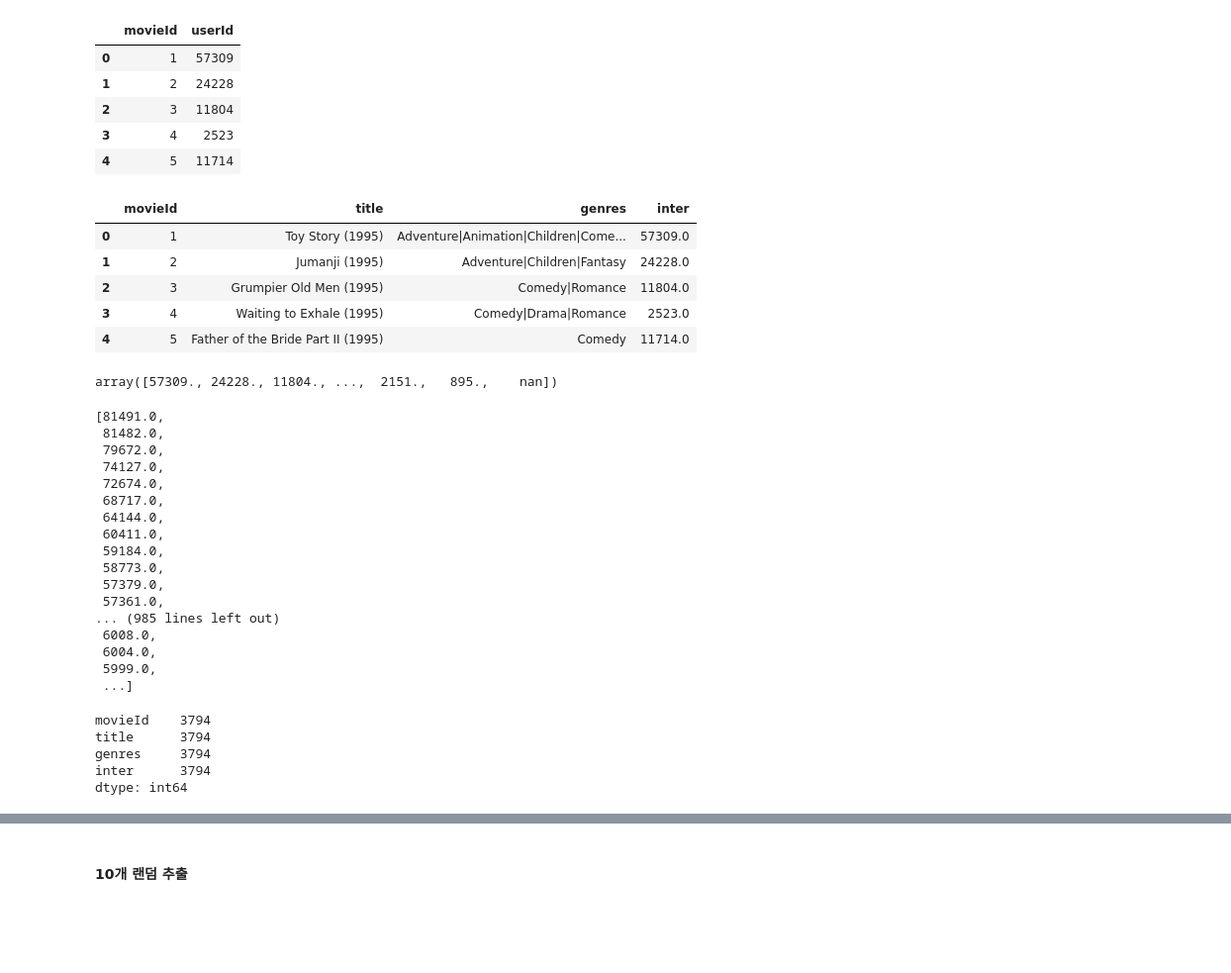
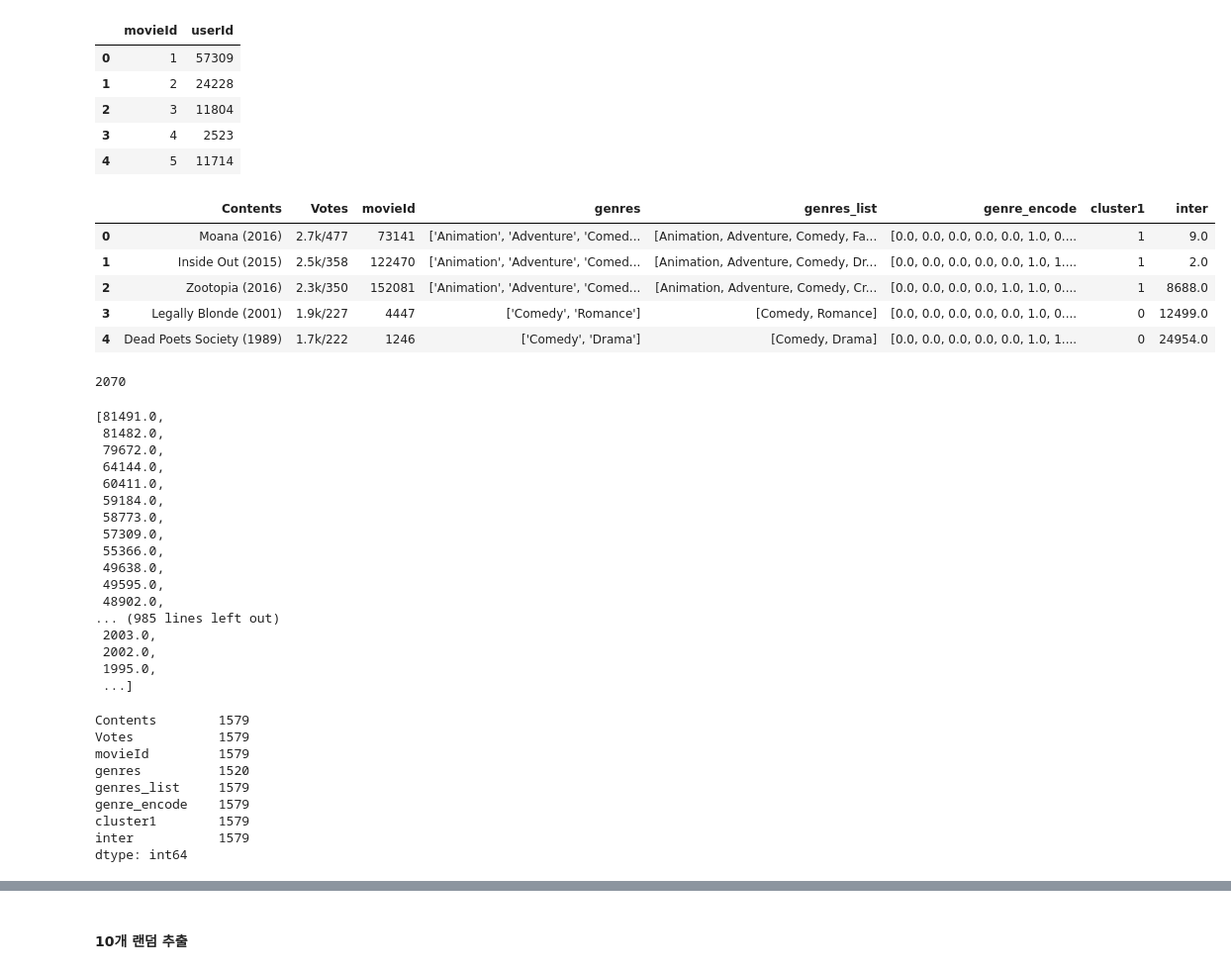
Before and after one commit to boostcampaitech4lv23recsys2/level3_productserving-level3-recsys-08, a Jupyter notebook: Data/DataProcessing/movie_select.ipynb, the cells around one changed output, grey strips where cells are left out. Shown at 99% size. Drawn from its saved outputs; the diff is of its cells as text; code cells hidden in the pictures; blank space fills up the shorter version.

```diff
--- a/Data/DataProcessing/movie_select.ipynb
+++ b/Data/DataProcessing/movie_select.ipynb
@@ -4,0 +254,2 @@ import pandas as pd
+# %%
+encode_df['cluster2'] = cluster_label2
@@ -4,0 +299,2 @@ import pandas as pd
+# %%
+data = pd.merge(data, encode_df[['movieId','cluster1']], on='movieId', how='inner')
@@ -53,41 +361,49 @@ ml['inter'] = inter['userId']
+# %%
+data = pd.merge(data, inter, on='movieId', how='left')
+# %%
+data.columns = ['Contents', 'Votes', 'movieId', 'genres', 'genres_list', 'genre_encode', 'cluster1', 'inter']
 # %%
-ml.head()
+data.head()
 # %% [output]
-|  | movieId | title | genres | inter |
-| 0 | 1 | Toy Story (1995) | Adventure|Animation|Children|Come... | 57309.0 |
-| 1 | 2 | Jumanji (1995) | Adventure|Children|Fantasy | 24228.0 |
-| 2 | 3 | Grumpier Old Men (1995) | Comedy|Romance | 11804.0 |
-| 3 | 4 | Waiting to Exhale (1995) | Comedy|Drama|Romance | 2523.0 |
-| 4 | 5 | Father of the Bride Part II (1995) | Comedy | 11714.0 |
+|  | Contents | Votes | movieId | genres | genres_list | genre_encode | cluster1 | inter |
+| 0 | Moana (2016) | 2.7k/477 | 73141 | ['Animation', 'Adventure', 'Comed... | [Animation, Adventure, Comedy, Fa... | [0.0, 0.0, 0.0, 0.0, 0.0, 1.0, 0.... | 1 | 9.0 |
+| 1 | Inside Out (2015) | 2.5k/358 | 122470 | ['Animation', 'Adventure', 'Comed... | [Animation, Adventure, Comedy, Dr... | [0.0, 0.0, 0.0, 0.0, 0.0, 1.0, 1.... | 1 | 2.0 |
+| 2 | Zootopia (2016) | 2.3k/350 | 152081 | ['Animation', 'Adventure', 'Comed... | [Animation, Adventure, Comedy, Cr... | [0.0, 0.0, 0.0, 0.0, 1.0, 1.0, 0.... | 1 | 8688.0 |
+| 3 | Legally Blonde (2001) | 1.9k/227 | 4447 | ['Comedy', 'Romance'] | [Comedy, Romance] | [0.0, 0.0, 0.0, 0.0, 0.0, 1.0, 0.... | 0 | 12499.0 |
+| 4 | Dead Poets Society (1989) | 1.7k/222 | 1246 | ['Comedy', 'Drama'] | [Comedy, Drama] | [0.0, 0.0, 0.0, 0.0, 0.0, 1.0, 1.... | 0 | 24954.0 |
-# %%
-ml['inter'].unique()
-# %% [output]
-array([57309., 24228., 11804., ...,  2151.,   895.,    nan])
+# %%
+data['inter'].nunique()
+# %% [output]
+2070
 # %%
-sorted(ml['inter'].unique(), reverse=True)
+sorted(data['inter'].unique(), reverse=True)
 # %% [output]
 [81491.0,
  81482.0,
  79672.0,
- 74127.0,
- 72674.0,
- 68717.0,
  64144.0,
  60411.0,
  59184.0,
  58773.0,
- 57379.0,
- 57361.0,
+ 57309.0,
+ 55366.0,
+ 49638.0,
+ 49595.0,
+ 48902.0,
 ... (985 lines left out)
- 6008.0,
- 6004.0,
- 5999.0,
+ 2003.0,
+ 2002.0,
+ 1995.0,
  ...]
 # %%
-ml[ml['inter'] >= 1000].count()
+data[data['inter'] >= 1000].count()
 # %% [output]
-movieId    3794
-title      3794
-genres     3794
-inter      3794
+Contents        1579
+Votes           1579
+movieId         1579
+genres          1520
+genres_list     1579
+genre_encode    1579
+cluster1        1579
+inter           1579
 dtype: int64
```
Also changed, not shown: parts of 81 cells of this notebook.
